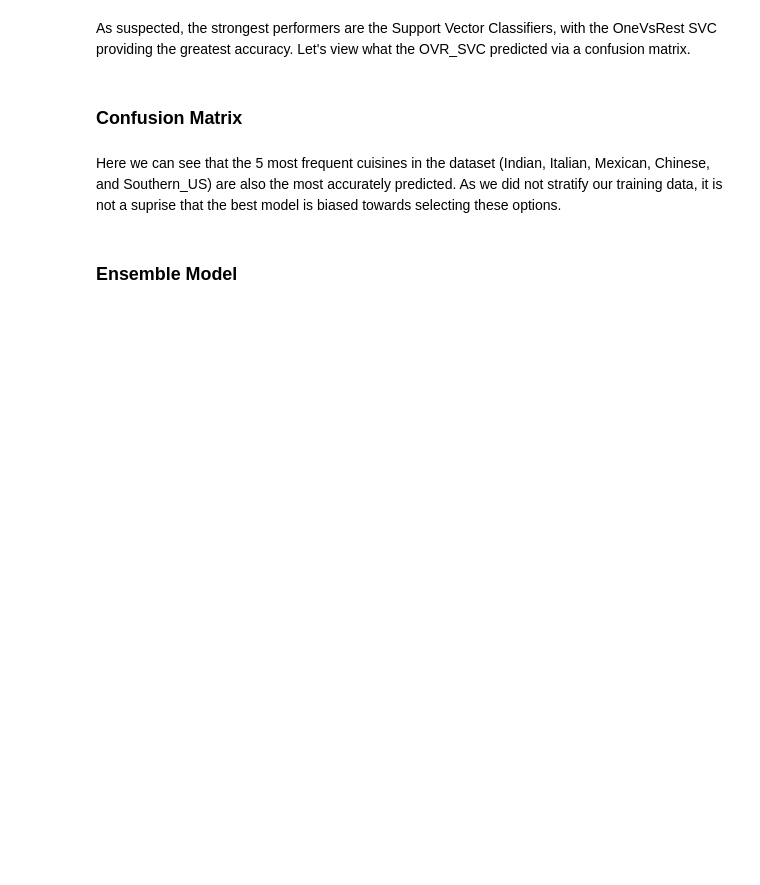
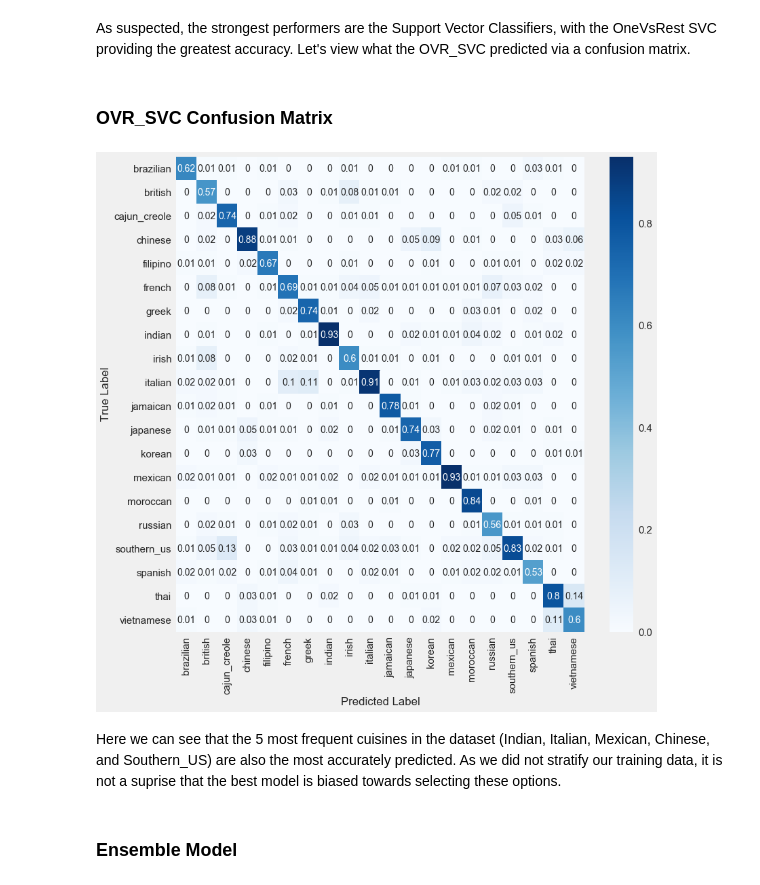
Before and after one commit to mikestef235/Cooking_Kaggle, a Jupyter notebook: What's Cooking-Brief.ipynb, the cells around one changed output. Saved outputs shown, nothing was run; the diff lists cells and outputs as text; code cells hidden in the pictures; blank space fills up the shorter version.

```diff
--- a/What's Cooking-Brief.ipynb
+++ b/What's Cooking-Brief.ipynb
@@ -325,18 +336,20 @@ benchDF
 # %% [markdown]
 As suspected, the strongest performers are the Support Vector Classifiers, with the OneVsRest SVC providing the greatest accuracy. Let's view what the OVR_SVC predicted via a confusion matrix.
 # %% [markdown]
-### Confusion Matrix
+### OVR_SVC Confusion Matrix
 # %%
 #Creating the Confusion Matrix
-#y_pred = ovr.predict(X_test)
+y_pred = ovr.predict(X_test)
 cm = confusion_matrix(y_test, y_pred)
 cm_df = pd.DataFrame(data=cm, index=[i for i in cm_labels], columns=[i for i in cm_labels])
 normalized_cm_df = cm_df/cm_df.sum(axis=1)
 normalized_cm_df = np.round(normalized_cm_df, 2)
 plt.figure(figsize=(12, 12))
 sns.heatmap(normalized_cm_df, cmap='Blues', annot=True)
 plt.ylabel('True Label')
 plt.xlabel('Predicted Label');
+# %% [output]
+[figure, added]
 # %% [markdown]
 Here we can see that the 5 most frequent cuisines in the dataset (Indian, Italian, Mexican, Chinese, and Southern_US) are also the most accurately predicted. As we did not stratify our training data, it is not a suprise that the best model is biased towards selecting these options.
 # %% [markdown]
```
Also changed, not shown: parts of 10 cells of this notebook.
